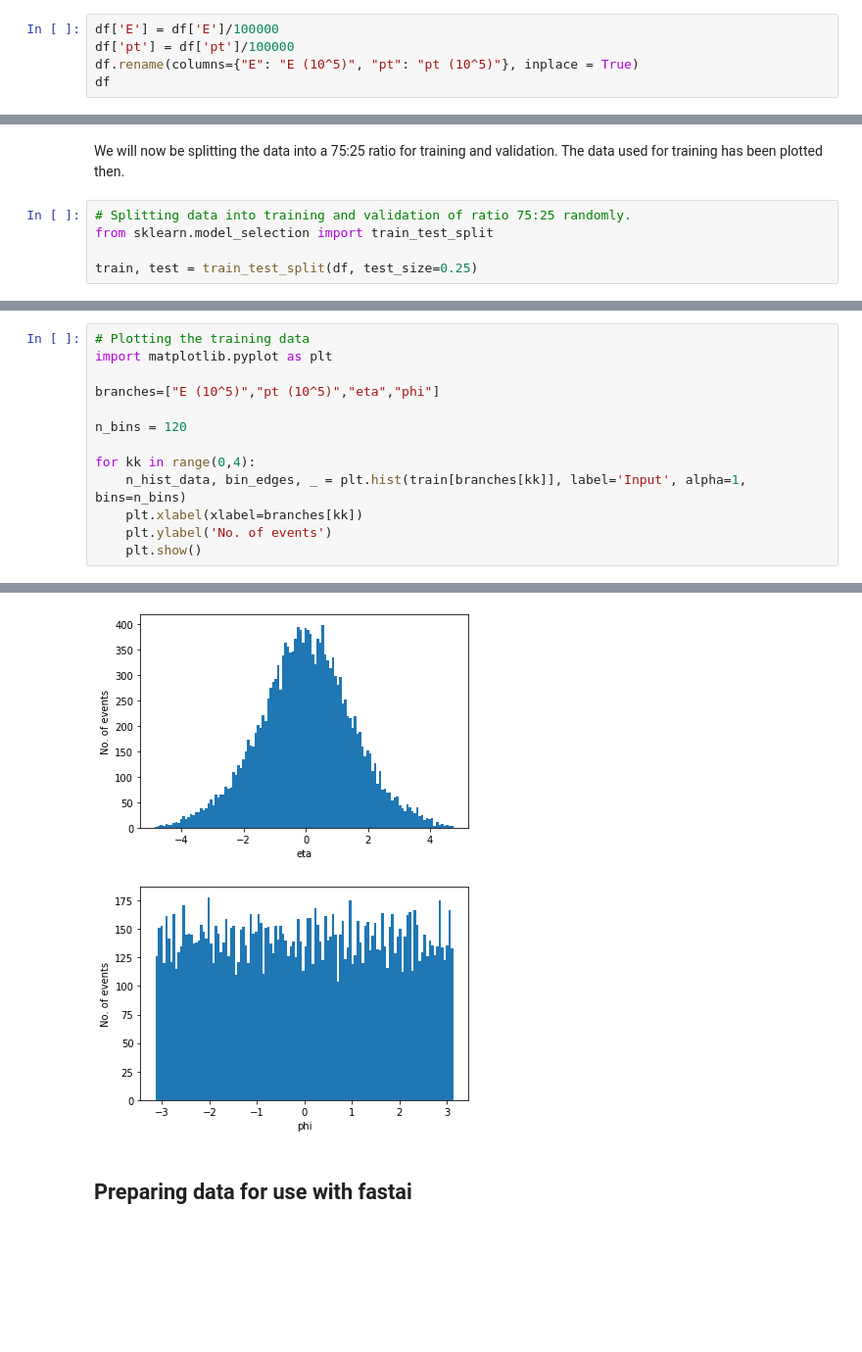
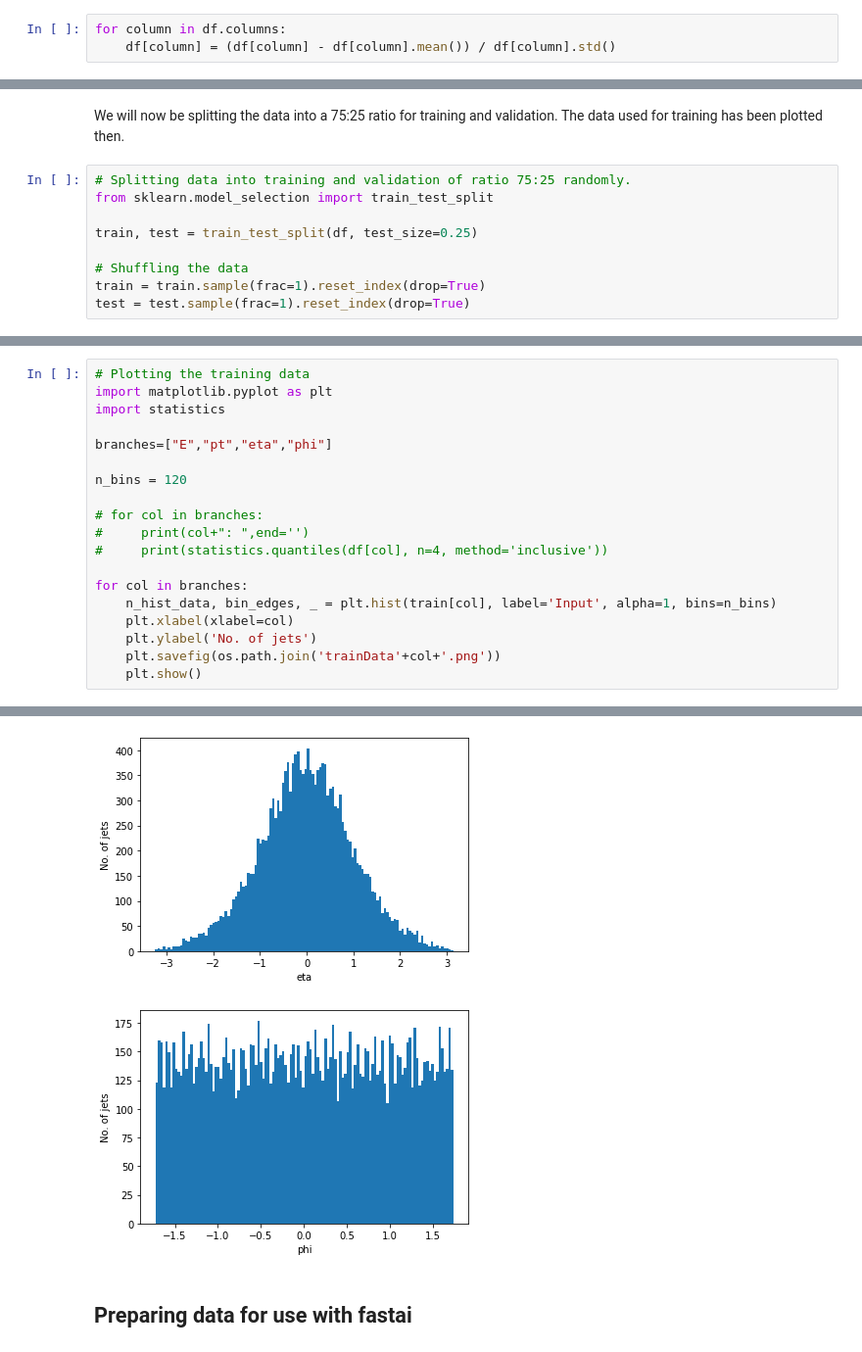
Before and after one commit to nrishabh/atlas-autoencoder, a Jupyter notebook: ATLAS Evaluation Task.ipynb, the cells around one changed output, grey strips where cells are left out. Shown at 98% size. Drawn from its saved outputs; the diff is of its cells as text; blank space fills up the shorter version.

```diff
--- a/ATLAS Evaluation Task.ipynb
+++ b/ATLAS Evaluation Task.ipynb
@@ -116,5 +118,3 @@ We can see that the columns 'E' and 'pt' have data ranging from 10^5 to 10^7 whi
 # %%
-df['E'] = df['E']/100000
-df['pt'] = df['pt']/100000
-df.rename(columns={"E": "E (10^5)", "pt": "pt (10^5)"}, inplace = True)
-df
+for column in df.columns:
+    df[column] = (df[column] - df[column].mean()) / df[column].std()
@@ -141,6 +143,10 @@ We will now be splitting the data into a 75:25 ratio for training and validation
 from sklearn.model_selection import train_test_split
 
 train, test = train_test_split(df, test_size=0.25)
+
+# Shuffling the data
+train = train.sample(frac=1).reset_index(drop=True)
+test = test.sample(frac=1).reset_index(drop=True)
 # %%
 print('Training sample:')
 print(train.head())
@@ -178,14 +184,20 @@ The number of entries in the validation data: 5666
 # %%
 # Plotting the training data
 import matplotlib.pyplot as plt
+import statistics
 
-branches=["E (10^5)","pt (10^5)","eta","phi"]
+branches=["E","pt","eta","phi"]
 
 n_bins = 120
 
-for kk in range(0,4):
-    n_hist_data, bin_edges, _ = plt.hist(train[branches[kk]], label='Input', alpha=1, bins=n_bins)
-    plt.xlabel(xlabel=branches[kk])
-    plt.ylabel('No. of events')
+# for col in branches:
+#     print(col+": ",end='')
+#     print(statistics.quantiles(df[col], n=4, method='inclusive'))
+
+for col in branches:
+    n_hist_data, bin_edges, _ = plt.hist(train[col], label='Input', alpha=1, bins=n_bins)
+    plt.xlabel(xlabel=col)
+    plt.ylabel('No. of jets')
+    plt.savefig(os.path.join('trainData'+col+'.png'))
     plt.show()
 # %% [output]
@@ -194,5 +206,5 @@ for kk in range(0,4):
-[figure, old version]
+[figure, new version]
-[figure, old version]
+[figure, new version]
 # %% [markdown]
 ## Preparing data for use with fastai
 # %% [markdown]
```
Also changed, not shown: parts of 11 cells of this notebook, 14 other files.
